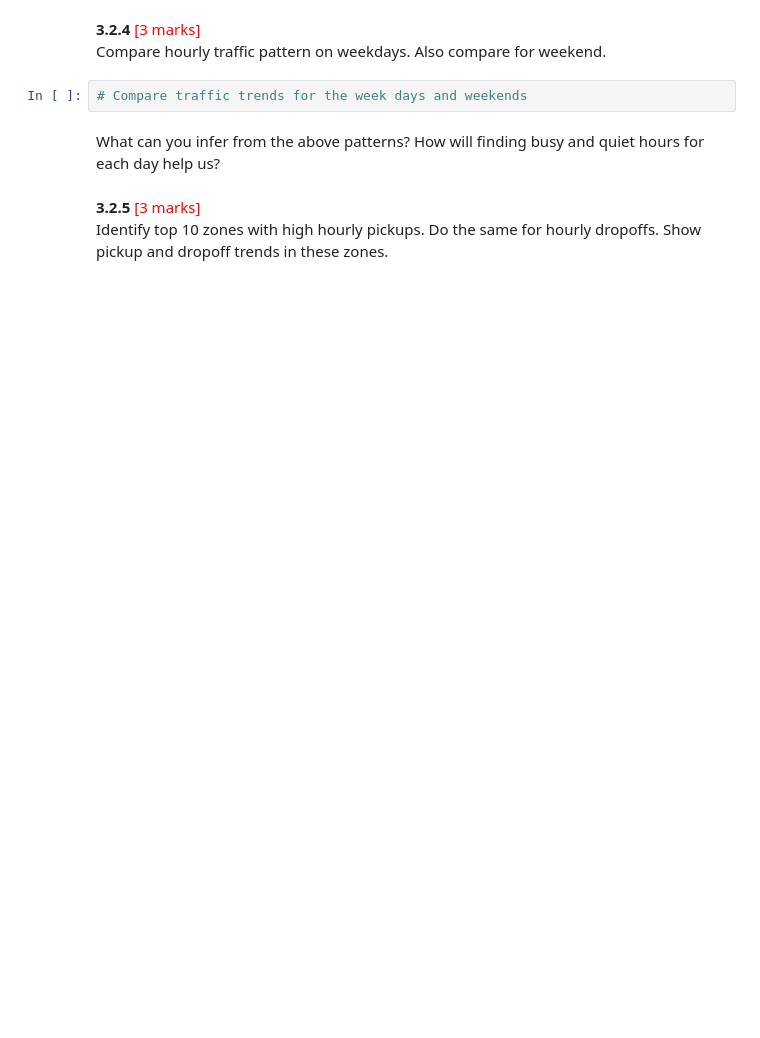
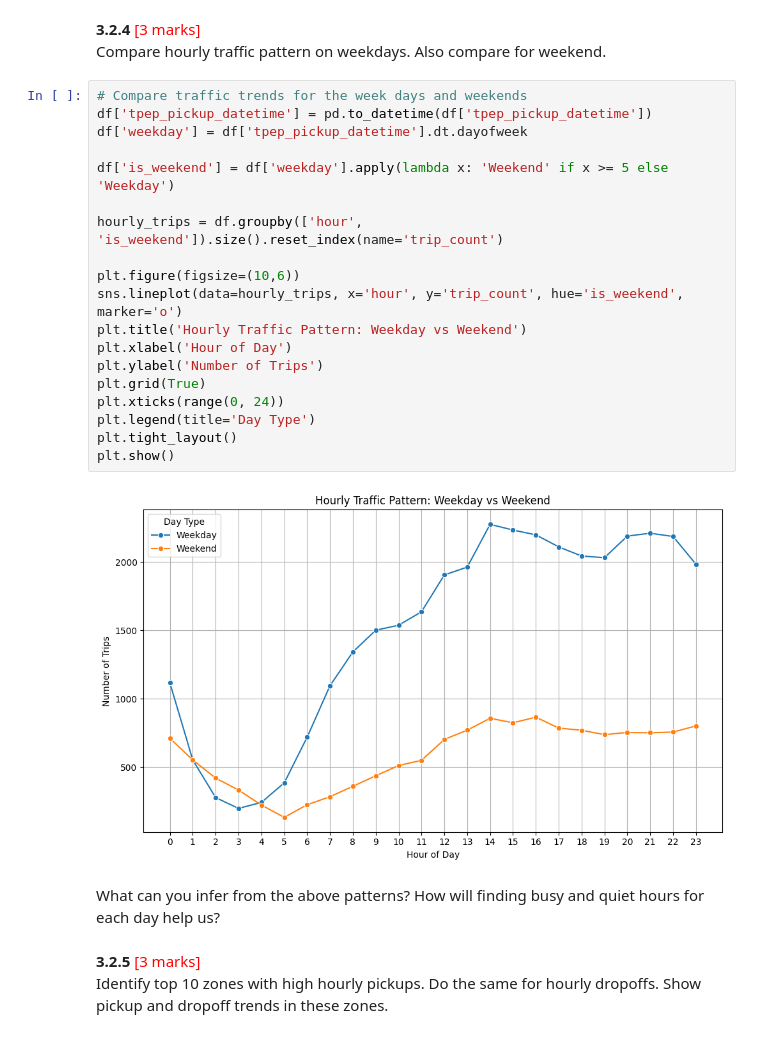
Before and after one commit to AGON002/python-assignment, a Jupyter notebook: EDA_Assg_NYC_Taxi_Starter.ipynb, the cells around one changed output. Saved outputs shown, nothing was run; the diff lists cells and outputs as text; blank space fills up the shorter version.

```diff
--- a/EDA_Assg_NYC_Taxi_Starter.ipynb
+++ b/EDA_Assg_NYC_Taxi_Starter.ipynb
@@ -1196,8 +1345,27 @@ sample_fraction =
 # %% [markdown]
 **3.2.4** <font color = red>[3 marks]</font> <br>
 Compare hourly traffic pattern on weekdays. Also compare for weekend.
-# %%
-# Compare traffic trends for the week days and weekends
+# %%
+# Compare traffic trends for the week days and weekends
+df['tpep_pickup_datetime'] = pd.to_datetime(df['tpep_pickup_datetime'])
+df['weekday'] = df['tpep_pickup_datetime'].dt.dayofweek
+
+df['is_weekend'] = df['weekday'].apply(lambda x: 'Weekend' if x >= 5 else 'Weekday')
+
+hourly_trips = df.groupby(['hour', 'is_weekend']).size().reset_index(name='trip_count')
+
+plt.figure(figsize=(10,6))
+sns.lineplot(data=hourly_trips, x='hour', y='trip_count', hue='is_weekend', marker='o')
+plt.title('Hourly Traffic Pattern: Weekday vs Weekend')
+plt.xlabel('Hour of Day')
+plt.ylabel('Number of Trips')
+plt.grid(True)
+plt.xticks(range(0, 24))
+plt.legend(title='Day Type')
+plt.tight_layout()
+plt.show()
+# %% [output]
+[figure, added]
 # %% [markdown]
 What can you infer from the above patterns? How will finding busy and quiet hours for each day help us?
 # %% [markdown]
```
Also changed, not shown: parts of 40 cells of this notebook.
